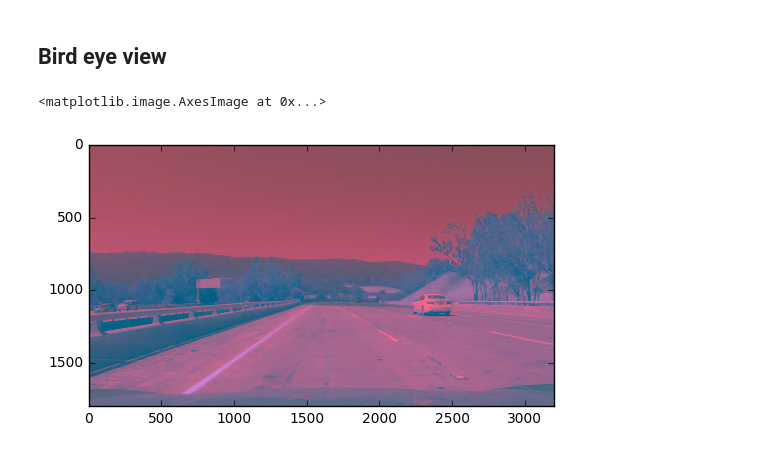
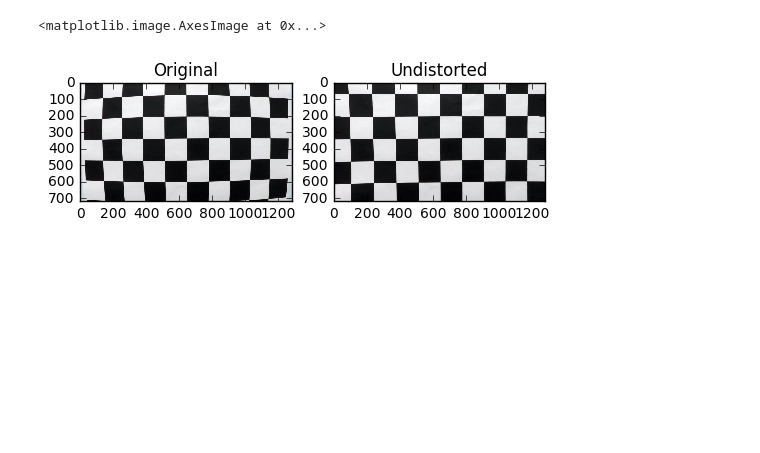
Before and after one commit to tadasdanielius/CarND-Advanced-Lane-Lines, a Jupyter notebook: report.ipynb, the cells around one changed output. Saved outputs shown, nothing was run; the diff lists cells and outputs as text; code cells hidden in the pictures; blank space fills up the shorter version.

```diff
--- a/report.ipynb
+++ b/report.ipynb
@@ -19,18 +38,19 @@ from IPython.display import HTML
 # %%
 img = cv2.imread('camera_cal/calibration1.jpg')
 cam_calib = c.Camera_calibrator()
 cam_calib.initialize()
 
 calibrator = c.Camera_calibrator()
 calibrator.initialize()
-undist = calibrator.calibrate(img)
+undist = calibrator.undistort(img)
 
 plt.subplot(1,2,1)
 plt.imshow(img)
 plt.title('Original')
 
 plt.subplot(1,2,2)
 plt.title('Undistorted')
 plt.imshow( undist )
+# %% [output]
+<matplotlib.image.AxesImage at 0x...>
+[figure, added]
-# %% [markdown]
-## Bird eye view
@@ -105,14 +56,0 @@ plt.imshow(chan_0, cmap='gray')
-# %%
-img = cv2.imread('extra/test1.jpg')
-img = cv2.cvtColor(img, cv2.COLOR_BGR2LUV)
-#img[:,:,0] = cv2.equalizeHist(img[:,:,0])
-#img[:,:,0] = 0
-#img[:,:,1] = 0
-chan_2 = img[:,:,2]
-chan_2 = cv2.equalizeHist(chan_2)
-chan_2[chan_2>250] = 255
-chan_2[chan_2<255] = 0
-plt.imshow(img, cmap='gray')
-# %% [output]
-<matplotlib.image.AxesImage at 0x...>
-[figure, removed]
```
Also changed, not shown: parts of 25 cells of this notebook, 3 other files.
